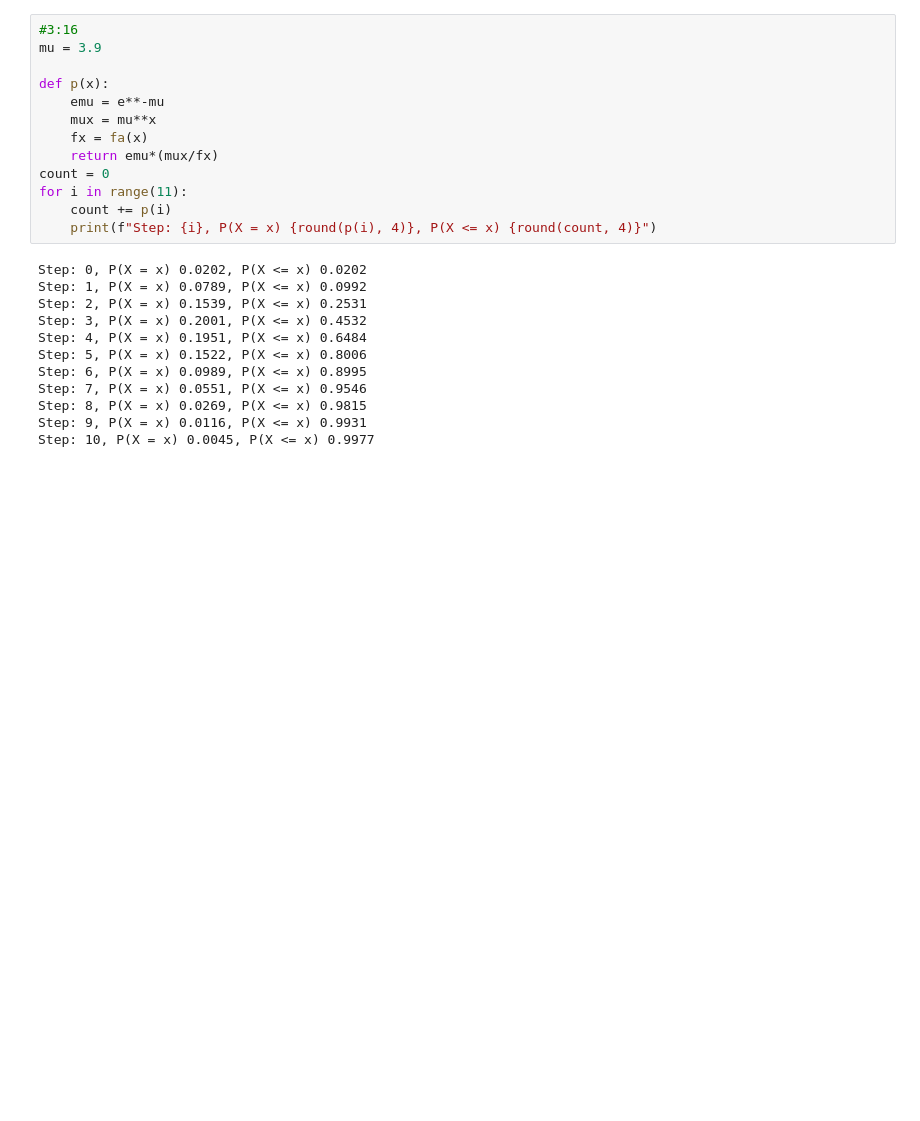
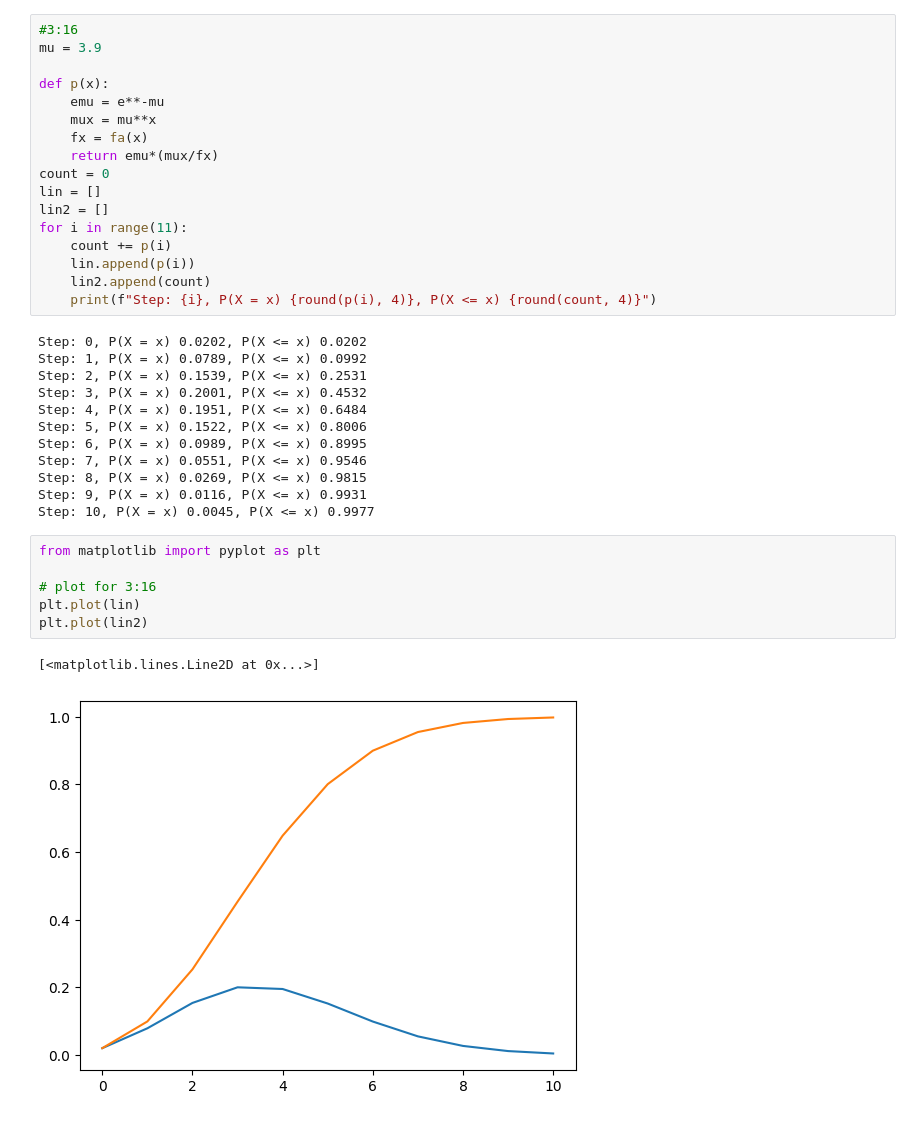
Before and after one commit to Rufshod/Statistical_Analysis_Alexander_Andersson, a Jupyter notebook: Exercises/3.ipynb, the cells around one changed output. Saved outputs shown, nothing was run; the diff lists cells and outputs as text; blank space fills up the shorter version.

Commit message:
Created a plot for 3:16 for fun.

```diff
--- a/Exercises/3.ipynb
+++ b/Exercises/3.ipynb
@@ -323,8 +323,12 @@ def p(x):
     fx = fa(x)
     return emu*(mux/fx)
 count = 0
+lin = []
+lin2 = []
 for i in range(11):
     count += p(i)
+    lin.append(p(i))
+    lin2.append(count)
     print(f"Step: {i}, P(X = x) {round(p(i), 4)}, P(X <= x) {round(count, 4)}")
 # %% [output]
 Step: 0, P(X = x) 0.0202, P(X <= x) 0.0202
@@ -338,3 +342,12 @@ Step: 7, P(X = x) 0.0551, P(X <= x) 0.9546
 Step: 8, P(X = x) 0.0269, P(X <= x) 0.9815
 Step: 9, P(X = x) 0.0116, P(X <= x) 0.9931
 Step: 10, P(X = x) 0.0045, P(X <= x) 0.9977
+# %%
+from matplotlib import pyplot as plt
+
+# plot for 3:16
+plt.plot(lin)
+plt.plot(lin2)
+# %% [output]
+[<matplotlib.lines.Line2D at 0x...>]
+[figure, added]
```
